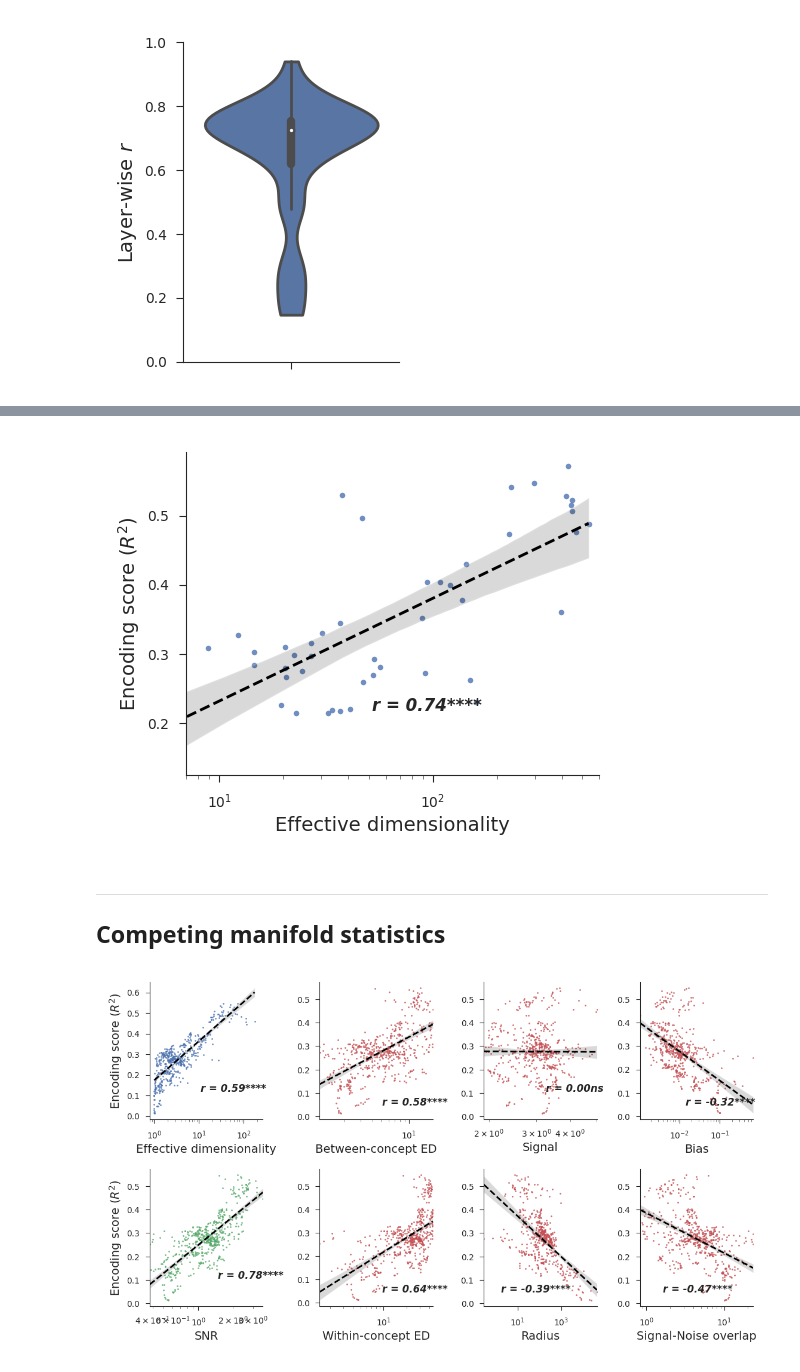
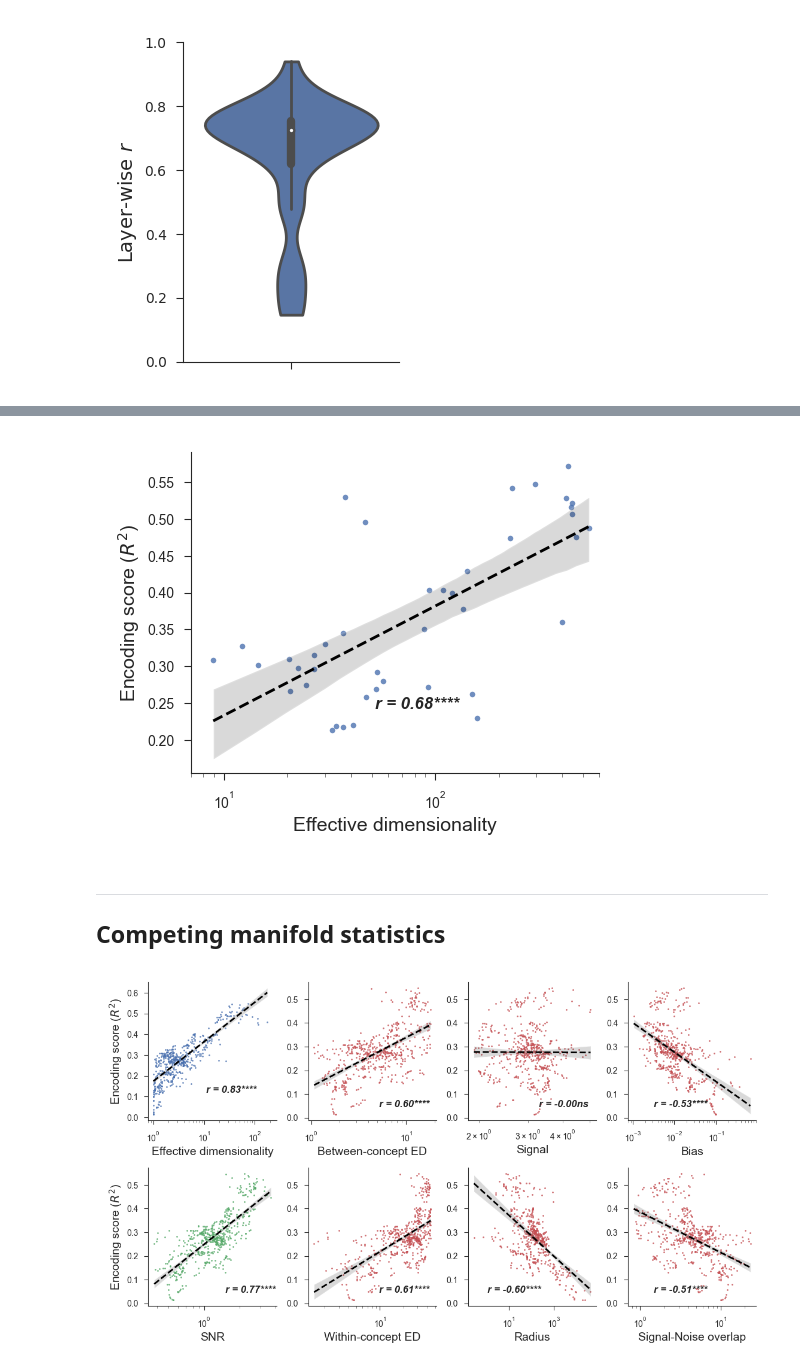
Before and after one commit to EricElmoznino/encoder_dimensionality, a Jupyter notebook: figures/manuscript/results.ipynb, the cells around one changed output, grey strips where cells are left out. Drawn from its saved outputs; the diff is of its cells as text; code cells hidden in the pictures.

Commit message:
Updated figures to include correlations that take log into account

```diff
--- a/figures/manuscript/results.ipynb
+++ b/figures/manuscript/results.ipynb
@@ -1118,12 +1143,12 @@ sns.regplot(data=data, x='effective dimensionality', y='score',
             line_kws={'color': 'black', 'linestyle': '--', 'linewidth': 1},
             ax=ax)
 ax.set(xlabel='Effective dimensionality', ylabel=r'Encoding score ($R^2$)', xscale='log')
-annotate_corr(data, x='effective dimensionality', y='score', pos=(0.45, 0.2), ax=ax)
+annotate_corr(data, x='effective dimensionality', y='score', logx=True, pos=(0.45, 0.2), ax=ax)
 
 plt.savefig('saved/appendix_ED-vs-encoding-bestlayer-nopooling.png', dpi=300)
 plt.show()
 # %% [output]
-[figure, old version]
+[figure, new version]
 # %% [markdown]
 ---
 ## Competing manifold statistics
@@ -1153,7 +1178,7 @@ sns.regplot(data=data, x='effective dimensionality', y='score',
             line_kws={'color': 'black', 'linestyle': '--', 'linewidth': 1},
             ax=axs[0, 0])
 axs[0, 0].set(xlabel='Effective dimensionality', ylabel=r'Encoding score ($R^2$)', xscale='log')
-annotate_corr(data, x='effective dimensionality', y='score', pos=(0.45, 0.2), ax=axs[0, 0])
+annotate_corr(data, x='effective dimensionality', y='score', logx=True, pos=(0.45, 0.2), ax=axs[0, 0])
 
 sns.regplot(data=data, x='signal-noise-ratio (mean)', y='score',
             logx=True,
@@ -1162,7 +1187,7 @@ sns.regplot(data=data, x='signal-noise-ratio (mean)', y='score',
             color=sns.color_palette()[2],
             ax=axs[1, 0])
 axs[1, 0].set(xlabel='SNR', ylabel=r'Encoding score ($R^2$)', xscale='log')
-annotate_corr(data, x='signal-noise-ratio (mean)', y='score', pos=(0.6, 0.2), ax=axs[1, 0])
+annotate_corr(data, x='signal-noise-ratio (mean)', y='score', logx=True, pos=(0.6, 0.1), ax=axs[1, 0])
 
 sns.regplot(data=data, x='between-concept dimensionality', y='score',
             logx=True,
@@ -1171,7 +1196,7 @@ sns.regplot(data=data, x='between-concept dimensionality', y='score',
             color=sns.color_palette()[3],
             ax=axs[0, 1])
 axs[0, 1].set(xlabel='Between-concept ED', ylabel=None, xscale='log')
-annotate_corr(data, x='between-concept dimensionality', y='score', pos=(0.55, 0.1), ax=axs[0, 1])
+annotate_corr(data, x='between-concept dimensionality', y='score', logx=True, pos=(0.55, 0.1), ax=axs[0, 1])
 
 sns.regplot(data=data, x='within-concept dimensionality (mean)', y='score',
             logx=True,
@@ -1180,7 +1205,7 @@ sns.regplot(data=data, x='within-concept dimensionality (mean)', y='score',
             color=sns.color_palette()[3],
             ax=axs[1, 1])
 axs[1, 1].set(xlabel='Within-concept ED', ylabel=None, xscale='log')
-annotate_corr(data, x='within-concept dimensionality (mean)', y='score', pos=(0.55, 0.1), ax=axs[1, 1])
+annotate_corr(data, x='within-concept dimensionality (mean)', y='score', logx=True, pos=(0.55, 0.1), ax=axs[1, 1])
 
 sns.regplot(data=data, x='signal (mean)', y='score',
             logx=True,
@@ -1189,36 +1214,36 @@ sns.regplot(data=data, x='signal (mean)', y='score',
             color=sns.color_palette()[3],
             ax=axs[0, 2])
 axs[0, 2].set(xlabel='Signal', ylabel=None, xscale='log')
-annotate_corr(data, x='signal (mean)', y='score', pos=(0.55, 0.2), ax=axs[0, 2])
+annotate_corr(data, x='signal (mean)', y='score', logx=True, pos=(0.55, 0.1), ax=axs[0, 2])
 
 sns.regplot(data=data, x='bias (mean)', y='score',
             logx=True,
             scatter_kws={'alpha': 0.8, 's': 1, 'linewidth': 0},
             line_kws={'color': 'black', 'linestyle': '--', 'linewidth': 1},
             color=sns.color_palette()[3],
             ax=axs[0, 3])
 axs[0, 3].set(xlabel='Bias', ylabel=None, xscale='log')
-annotate_corr(data, x='bias (mean)', y='score', pos=(0.4, 0.1), ax=axs[0, 3])
+annotate_corr(data, x='bias (mean)', y='score', logx=True, pos=(0.2, 0.1), ax=axs[0, 3])
 
 sns.regplot(data=data, x='within-concept radius (mean)', y='score',
             logx=True,
             scatter_kws={'alpha': 0.8, 's': 1, 'linewidth': 0},
             line_kws={'color': 'black', 'linestyle': '--', 'linewidth': 1},
             color=sns.color_palette()[3],
             ax=axs[1, 2])
 axs[1, 2].set(xlabel='Radius', ylabel=None, xscale='log')
-annotate_corr(data, x='within-concept radius (mean)', y='score', pos=(0.15, 0.1), ax=axs[1, 2])
+annotate_corr(data, x='within-concept radius (mean)', y='score', logx=True, pos=(0.15, 0.1), ax=axs[1, 2])
 
 sns.regplot(data=data, x='self signal-noise-overlap (mean)', y='score',
             logx=True,
             scatter_kws={'alpha': 0.8, 's': 1, 'linewidth': 0},
             line_kws={'color': 'black', 'linestyle': '--', 'linewidth': 1},
             color=sns.color_palette()[3],
             ax=axs[1, 3])
 axs[1, 3].set(xlabel='Signal-Noise overlap', ylabel=None, xscale='log')
-annotate_corr(data, x='self signal-noise-overlap (mean)', y='score', pos=(0.2, 0.1), ax=axs[1, 3])
+annotate_corr(data, x='self signal-noise-overlap (mean)', y='score', logx=True, pos=(0.2, 0.1), ax=axs[1, 3])
 
 plt.savefig('saved/results_competing-vs-encoding.png', dpi=300)
 plt.show()
 # %% [output]
-[figure, old version]
+[figure, new version]
```
Also changed, not shown: parts of 17 cells of this notebook, 25 other files.
